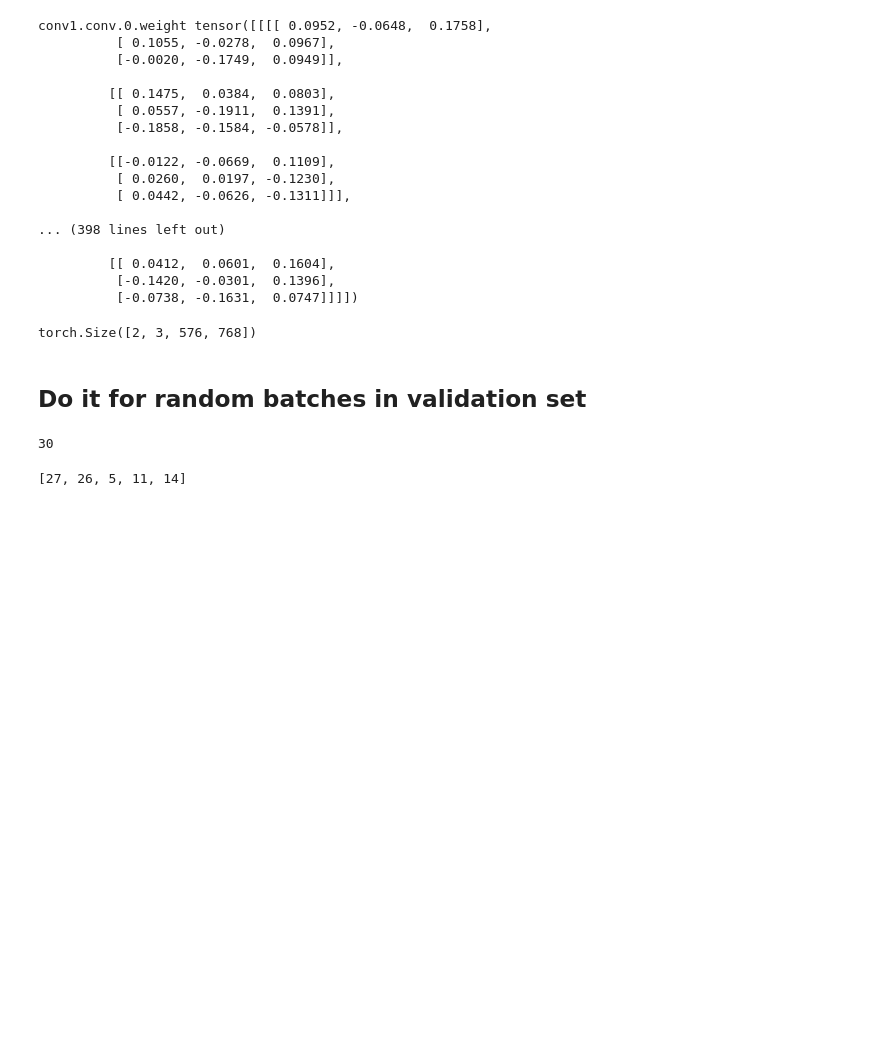
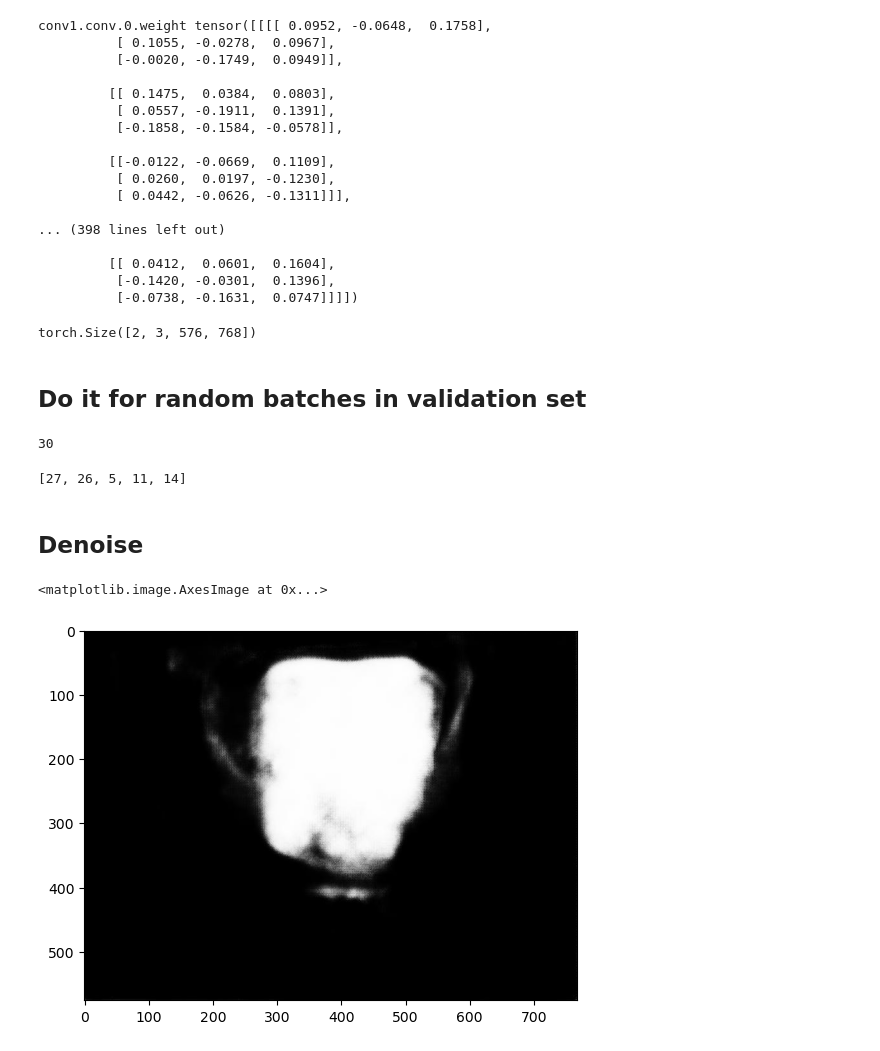
Before and after one commit to jgeng99/TSC-WNet, a Jupyter notebook: visualization.ipynb, the cells around one changed output. Cells and saved outputs as stored; diff of their text form; code cells hidden in the pictures; blank space fills up the shorter version.

Commit message:
Denoise

```diff
--- a/visualization.ipynb
+++ b/visualization.ipynb
@@ -210,3 +211,11 @@ for i, (input, target, path) in enumerate(val_loader):
         predImg.save(saveDir+"pred"+saveName)
     # print(path)
     # break
+# %% [markdown]
+## Denoise
+# %%
+img = cv2.imread("result/saved_predict/pred11.jpg")
+plt.imshow(img)
+# %% [output]
+<matplotlib.image.AxesImage at 0x...>
+[figure, added]
```
Also changed, not shown: parts of 3 cells of this notebook, 1 other file.
